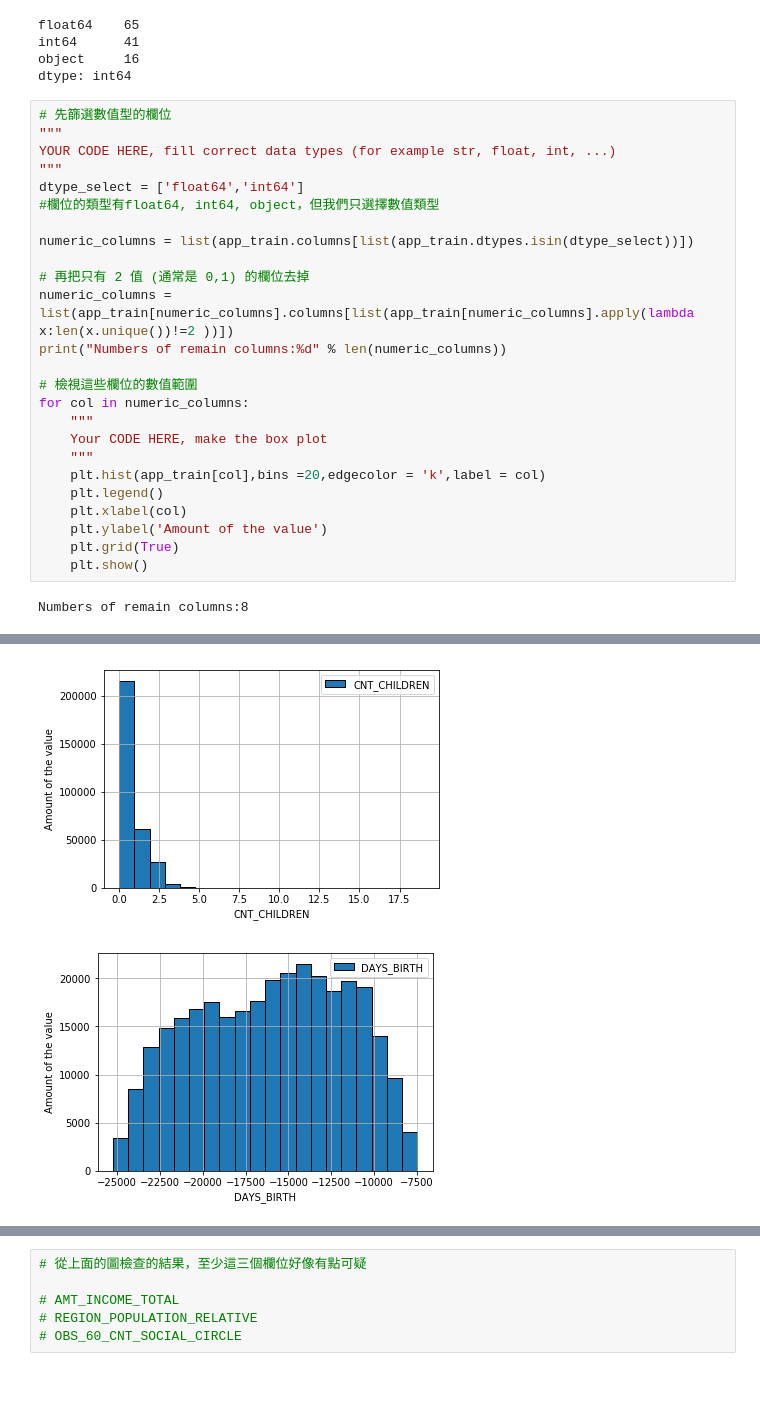
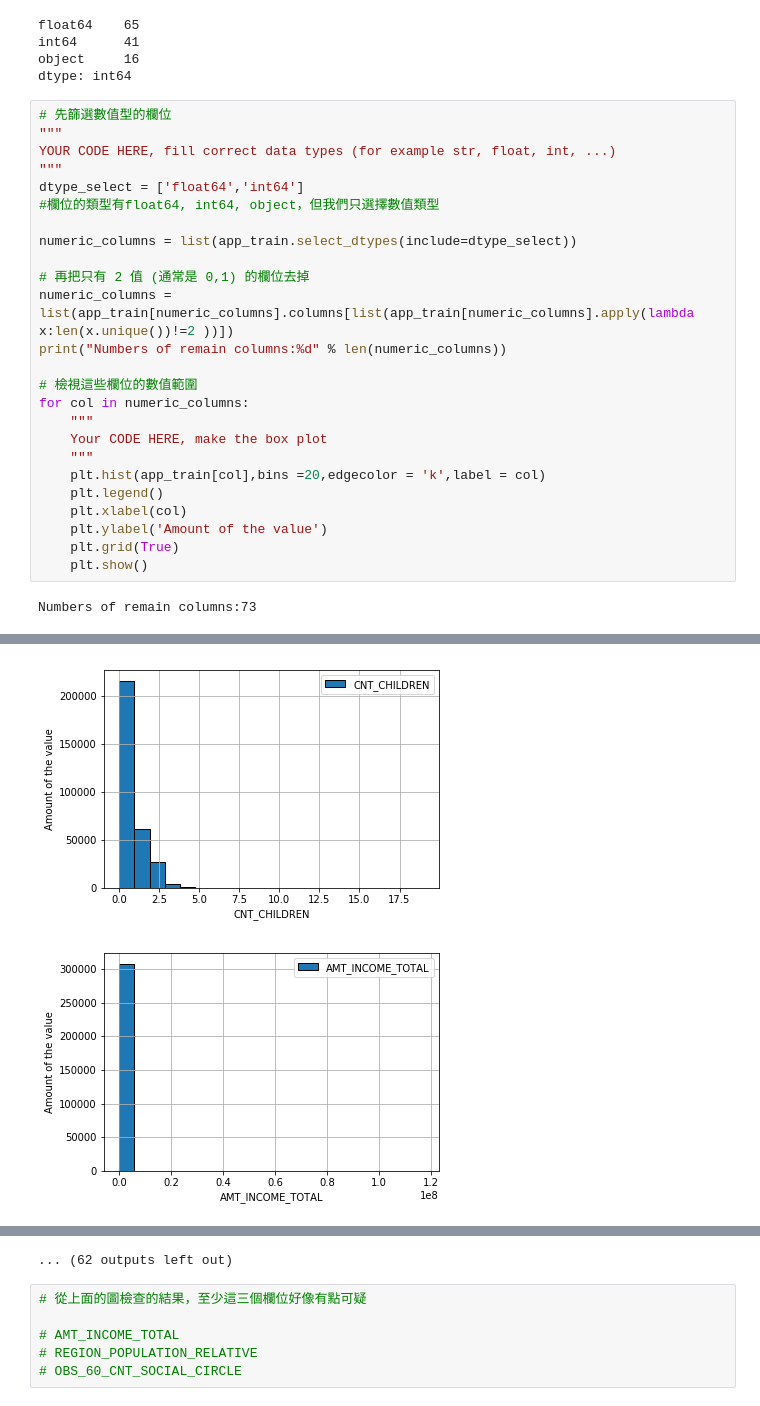
Before and after one commit to Pat-Huang/2nd-ML100Days, a Jupyter notebook: Homeworks/Day_006_HW.ipynb, the cells around one changed output, grey strips where cells are left out. Drawn from its saved outputs; the diff is of its cells as text.

```diff
--- a/Homeworks/Day_006_HW.ipynb
+++ b/Homeworks/Day_006_HW.ipynb
@@ -41,30 +41,30 @@ dtype: int64
 # %%
 # 先篩選數值型的欄位
 """
 YOUR CODE HERE, fill correct data types (for example str, float, int, ...)
 """
 dtype_select = ['float64','int64']
 #欄位的類型有float64, int64, object，但我們只選擇數值類型
 
-numeric_columns = list(app_train.columns[list(app_train.dtypes.isin(dtype_select))])
+numeric_columns = list(app_train.select_dtypes(include=dtype_select))
 
 # 再把只有 2 值 (通常是 0,1) 的欄位去掉
 numeric_columns = list(app_train[numeric_columns].columns[list(app_train[numeric_columns].apply(lambda x:len(x.unique())!=2 ))])
 print("Numbers of remain columns:%d" % len(numeric_columns))
 
 # 檢視這些欄位的數值範圍
 for col in numeric_columns:
     """
     Your CODE HERE, make the box plot
     """
     plt.hist(app_train[col],bins =20,edgecolor = 'k',label = col)
     plt.legend()
     plt.xlabel(col)
     plt.ylabel('Amount of the value')
     plt.grid(True)
     plt.show()
 # %% [output]
-Numbers of remain columns:8
+Numbers of remain columns:73
 [figure]
 [figure]
-[figure, old version]
+[figure, new version]
@@ -76,3 +79,4 @@ Numbers of remain columns:8
+... (62 outputs left out)
 # %%
 # 從上面的圖檢查的結果，至少這三個欄位好像有點可疑
 
```
Also changed, not shown: parts of 1 cell of this notebook.
